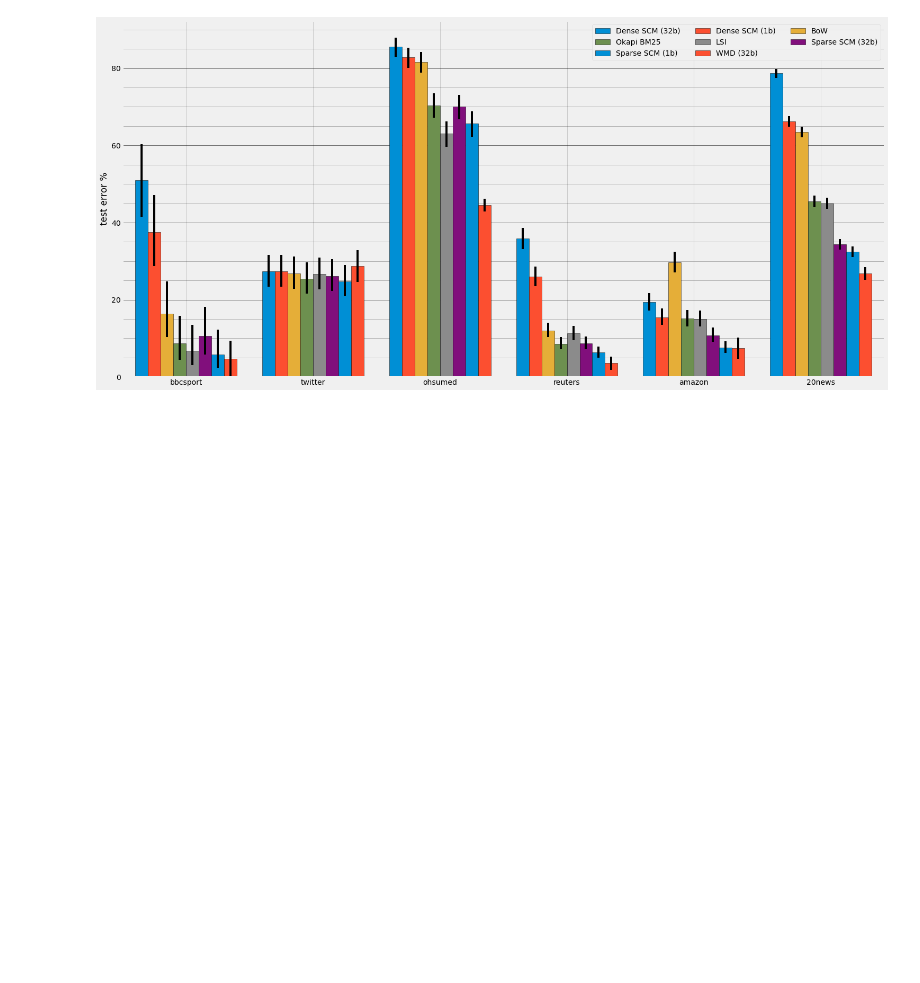
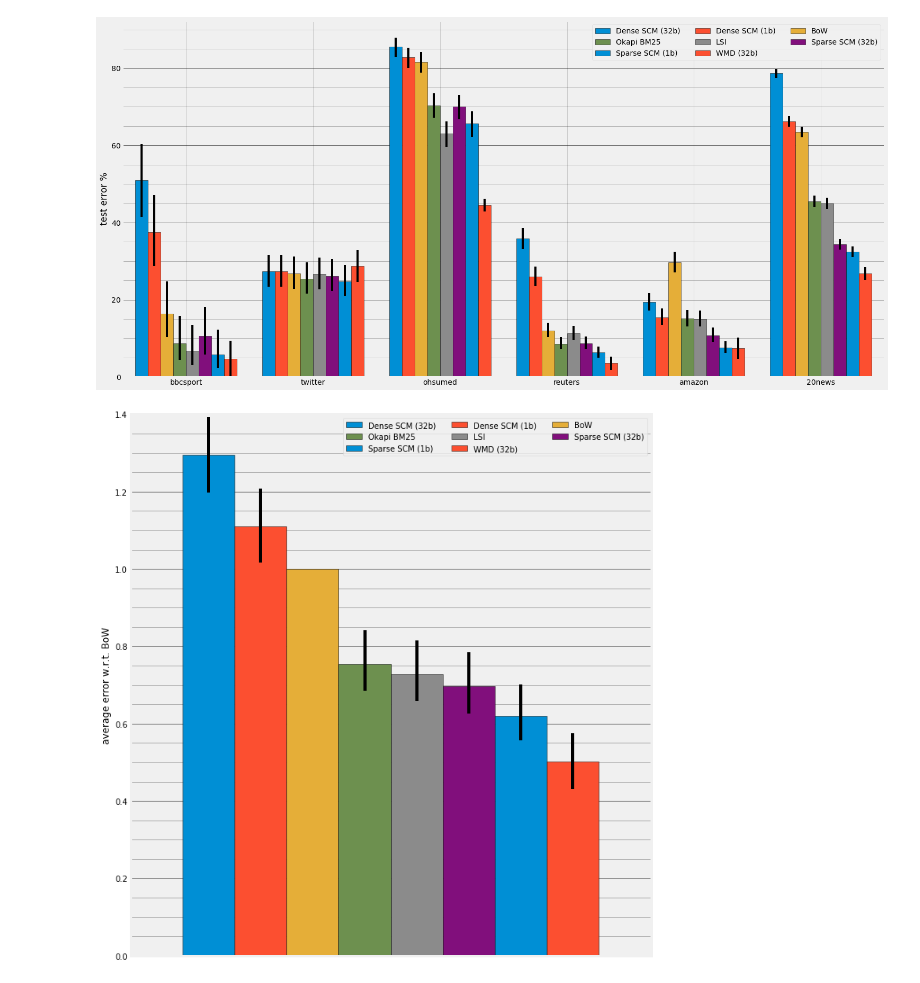
Before and after one commit to MIR-MU/regularized-embeddings, a Jupyter notebook: classification.ipynb, the cells around one changed output. Cells and saved outputs as stored; diff of their text form; code cells hidden in the pictures; blank space fills up the shorter version.

Commit message:
Add an average test error w.r.t. BoW figure

```diff
--- a/classification.ipynb
+++ b/classification.ipynb
@@ -325,3 +325,53 @@ plt.savefig('figures/classification-test_error.pdf')
 plt.show()
 # %% [output]
 [figure]
+# %%
+bar_ys = list(map(lambda x: sum(x) / len(x), bar_ys))
+bar_yerrs_lower = list(map(lambda x: sum(x) / len(x), bar_yerrs_lower))
+bar_yerrs_upper = list(map(lambda x: sum(x) / len(x), bar_yerrs_upper))
+
+baseline_configuration = ('vsm', 'bow', 'inner_product', 32)
+baseline_configuration_index = configurations.index(baseline_configuration)
+baseline_y = bar_ys[baseline_configuration_index]
+
+bar_ys = list(map(lambda x: (x / baseline_y, ), bar_ys))
+bar_yerrs_lower = list(map(lambda x: (x / baseline_y, ), bar_yerrs_lower))
+bar_yerrs_upper = list(map(lambda x: (x / baseline_y, ), bar_yerrs_upper))
+bar_yerrs_lower[baseline_configuration_index] = (0.0, )
+bar_yerrs_upper[baseline_configuration_index] = (0.0, )
+bar_xs = [
+    bar_width * (bar_number - 0.5 * (num_bars - 1))
+    for bar_number in range(num_bars)
+]
+
+# fig = plt.figure(figsize=(3, 4))
+fig = plt.figure(figsize=(10, 10))
+ax = fig.add_subplot(111)
+for x, y, yerr_lower, yerr_upper, label, hatch in zip(
+            bar_xs,
+            bar_ys,
+            bar_yerrs_lower,
+            bar_yerrs_upper,
+            map(lambda x: configuration_names[x], configurations),
+            cycle(hatches),
+        ):
+    yerr = (yerr_lower, yerr_upper)
+    # plt.bar(x, y, width=bar_width, edgecolor='black', color='w', yerr=yerr, hatch=hatch, capsize=0, label=label)
+    plt.bar(x, y, width=bar_width, edgecolor='black', yerr=yerr, capsize=0, label=label)
+
+handles, labels = ax.get_legend_handles_labels()
+ncol = 3
+plt.legend(flip(handles, ncol), flip(labels, ncol), loc='best', ncol=ncol)
+
+plt.xticks((), ())
+plt.minorticks_on()
+plt.ylabel('average error w.r.t. BoW')
+plt.xlim((-0.5 * (num_bars + 2) * bar_width, 0.5 * (num_bars + 2) * bar_width))
+plt.ylim((0.0, 1.4))
+plt.grid(axis='y', which='major', color='k', alpha=0.5)
+plt.grid(axis='y', which='minor', color='k', alpha=0.25)
+plt.tight_layout()
+plt.savefig('figures/classification-avg_test_error_ratio.pdf')
+plt.show()
+# %% [output]
+[figure, added]
```
Also changed, not shown: parts of 7 cells of this notebook.
